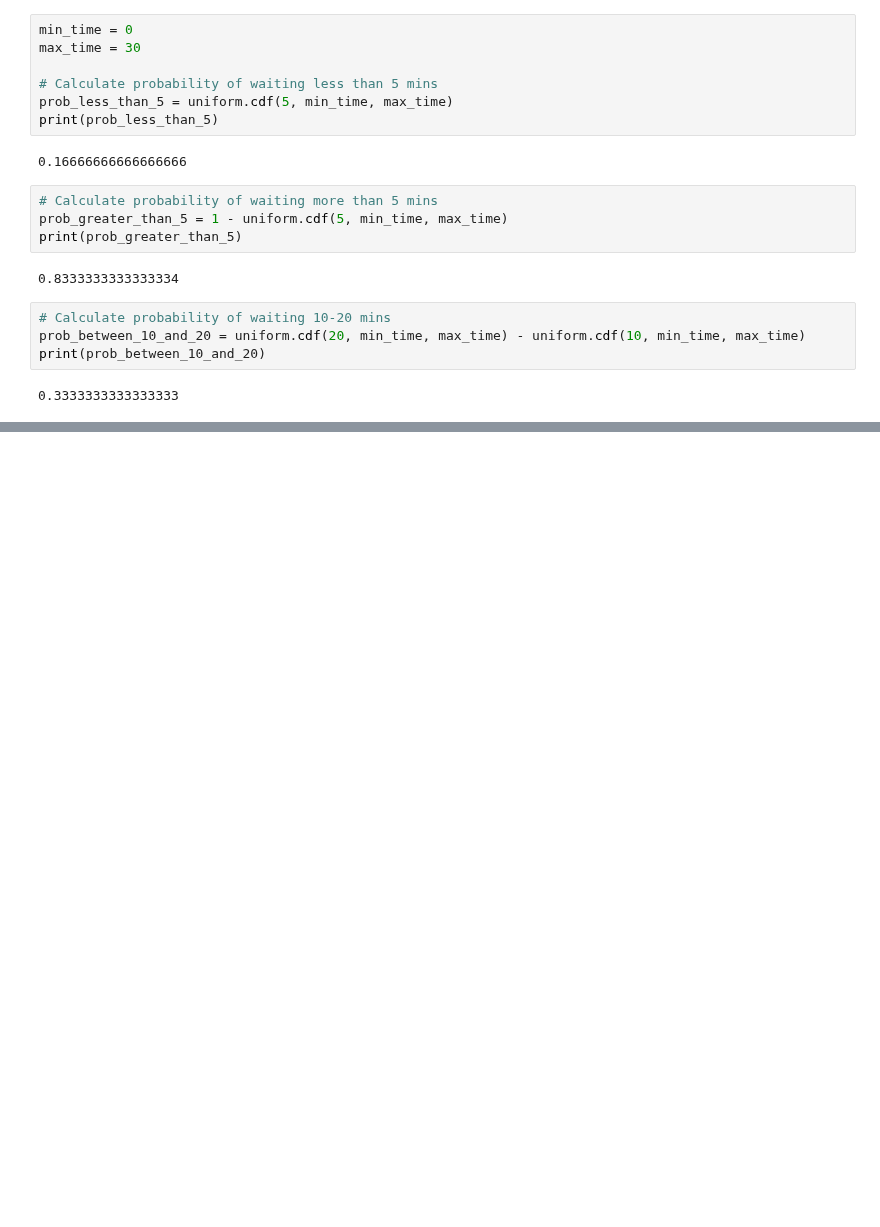
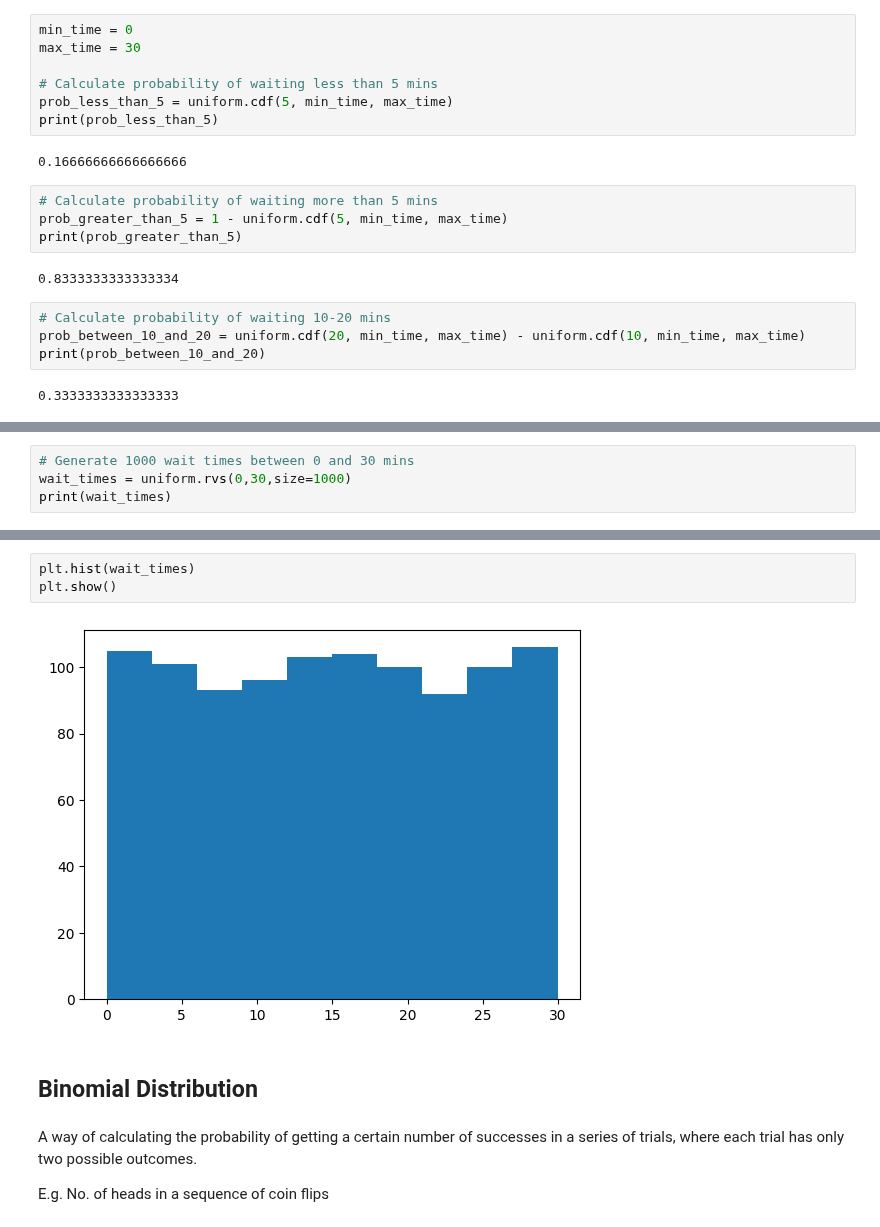
Before and after one commit to SyedaAnoosha/Data-Science-with-Python, a Jupyter notebook: Statistics/Probability.ipynb, the cells around one changed output, grey strips where cells are left out. Drawn from its saved outputs; the diff is of its cells as text; blank space fills up the shorter version.

Commit message:
Binomial Distribution added

```diff
--- a/Statistics/Probability.ipynb
+++ b/Statistics/Probability.ipynb
@@ -81,0 +134,4 @@ print(prob_between_10_and_20)
+# %%
+# Generate 1000 wait times between 0 and 30 mins
+wait_times = uniform.rvs(0,30,size=1000)
+print(wait_times)
@@ -81,0 +156,11 @@ print(prob_between_10_and_20)
+# %%
+plt.hist(wait_times)
+plt.show()
+# %% [output]
+[figure, added]
+# %% [markdown]
+## Binomial Distribution
+# %% [markdown]
+A way of calculating the probability of getting a certain number of successes in a series of trials, where each trial has only two possible outcomes.
+
+E.g. No. of heads in a sequence of coin flips
```
Also changed, not shown: parts of 24 cells of this notebook.
